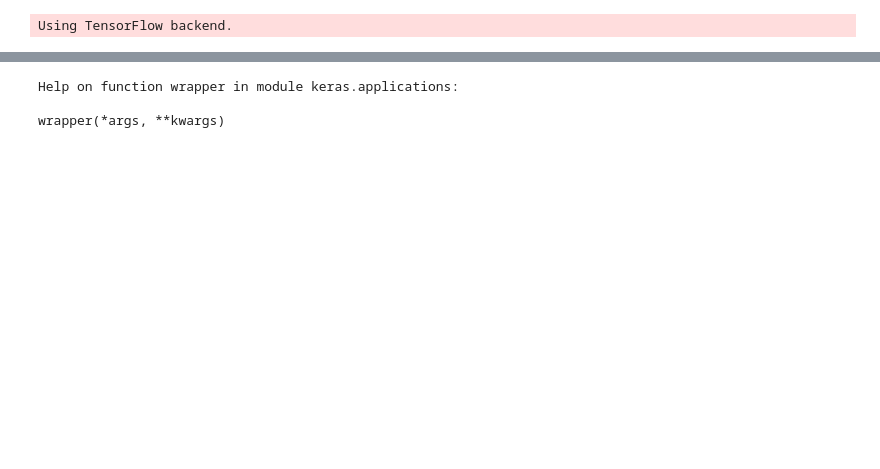
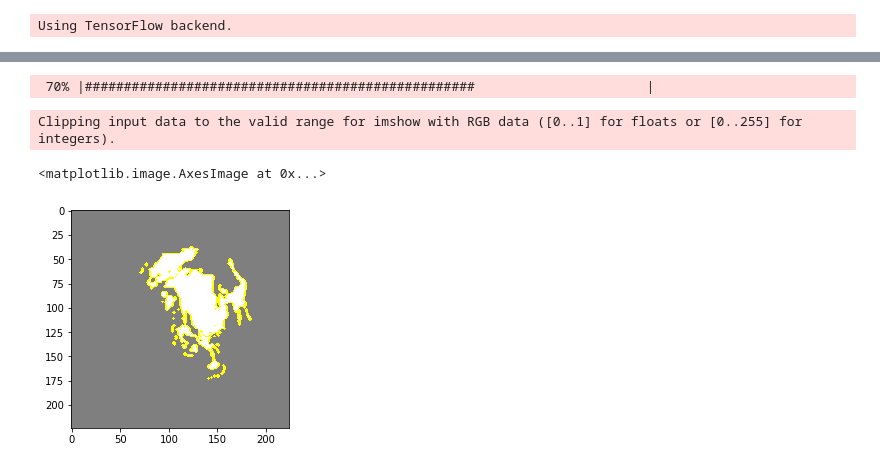
Before and after one commit to dan393/Dissertation, a Jupyter notebook: Code/dissertation/Pets-dataset-evaluation.ipynb, the cells around one changed output, grey strips where cells are left out. Drawn from its saved outputs; the diff is of its cells as text; code cells hidden in the pictures; blank space fills up the shorter version.

Commit message:
adding some lime

```diff
--- a/Code/dissertation/Pets-dataset-evaluation.ipynb
+++ b/Code/dissertation/Pets-dataset-evaluation.ipynb
@@ -266,6 +275,32 @@ sum(predictions[0])
-# %%
-help(decode_predictions)
-# %% [output]
-Help on function wrapper in module keras.applications:
-
-wrapper(*args, **kwargs)
+# %%
+dog_image_path = test_path + '/dogs/' + os.listdir(test_path + '/dogs/')[2000]
+# plt.imshow(imread(dog_image))
+sample_image = image.load_img(dog_image_path, target_size=(224, 224, 3))
+plt.imshow(imread(dog_image_path))
+sample_img_arr = image.img_to_array(sample_image)
+
+import lime
+from lime import lime_image
+explainer = lime_image.LimeImageExplainer()
+
+# from lime.wrappers.scikit_image import SegmentationAlgorithm
+# segmenter = SegmentationAlgorithm('quickshift', kernel_size=1, max_dist=200, ratio=0.2)
+
+# This method only requires the image to explain and the model's predict function, which is what allows it to be model-agnostic
+explanation = explainer.explain_instance(sample_img_arr, resnet.predict)
+# %% [output]
+ 70% |##################################################                      |
+# %%
+from skimage.segmentation import mark_boundaries
+# Get image and mask shows us the superpixels that the model found to be
+# most relevant to making a prediction
+# The argument with the value of 1 in this method is the class that we want LIME to explain
+# temp, mask = explanation.get_image_and_mask(0, positive_only=True, hide_rest=True, num_features = 5)
+temp, mask = explanation.get_image_and_mask( explanation.top_labels[0] , positive_only=True,
+                                            negative_only=False, hide_rest=True, num_features = 5, min_weight=0.0)
+
+plt.imshow(mark_boundaries(temp / 2 + 0.5, mask))
+# %% [output]
+Clipping input data to the valid range for imshow with RGB data ([0..1] for floats or [0..255] for integers).
+<matplotlib.image.AxesImage at 0x...>
+[figure, added]
```
Also changed, not shown: parts of 14 cells of this notebook.
